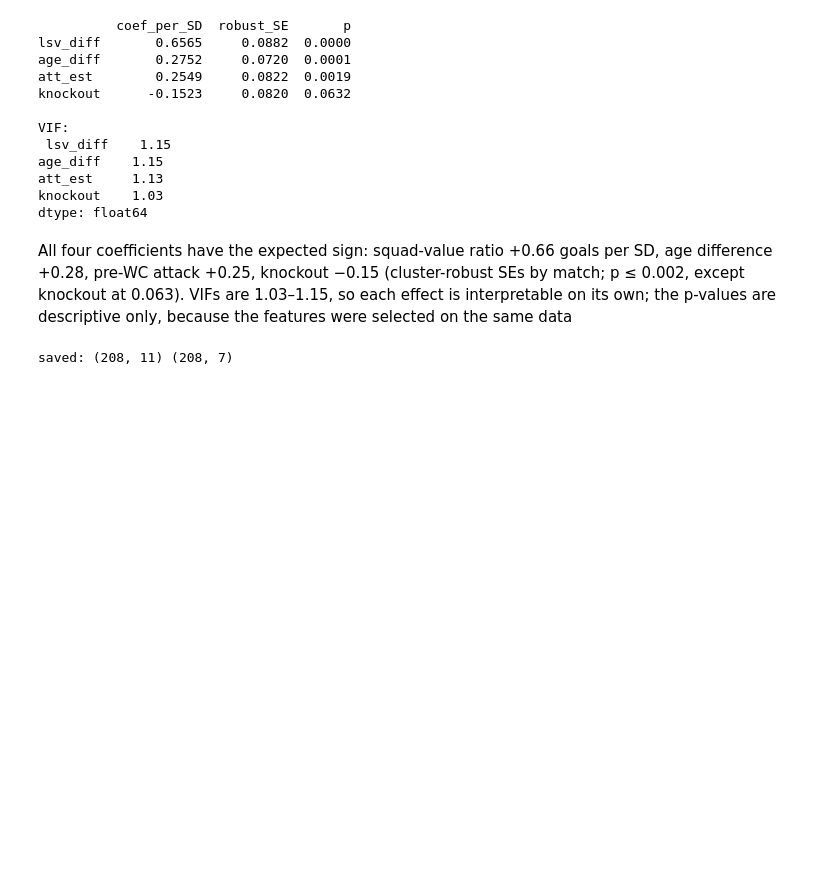
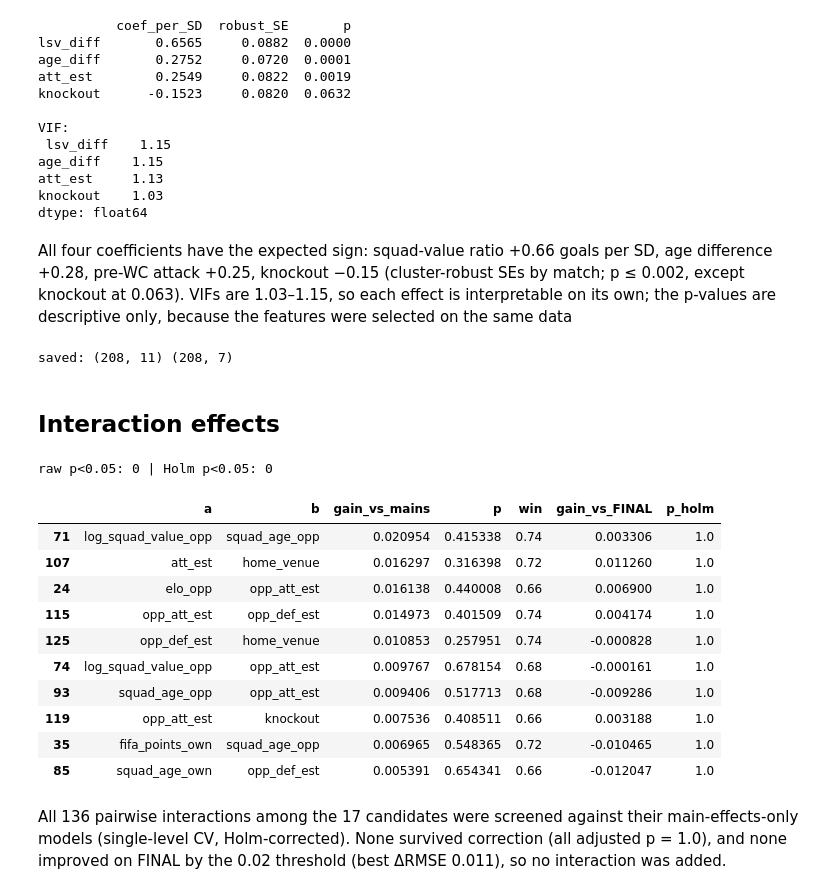
Before and after one commit to birat-timsina/HIT140_Group81, a Jupyter notebook: Assignment-3/Obj2.2/Obj2.2_model.ipynb, the cells around one changed output. Saved outputs shown, nothing was run; the diff lists cells and outputs as text; code cells hidden in the pictures; blank space fills up the shorter version.

```diff
--- a/Assignment-3/Obj2.2/Obj2.2_model.ipynb
+++ b/Assignment-3/Obj2.2/Obj2.2_model.ipynb
@@ -836,3 +836,49 @@ full[IDS + FINAL + [TARGET]].to_csv("obj2_2_model_4.csv", index=False)     # opt
 print("saved:", full[IDS + SEL8 + [TARGET]].shape, full[IDS + FINAL + [TARGET]].shape)
 # %% [output]
 saved: (208, 11) (208, 7)
+# %% [markdown]
+## Interaction effects
+# %%
+from itertools import combinations                      # all unordered pairs, no repeats
+from scipy import stats
+from statsmodels.stats.multitest import multipletests  # Holm correction for many tests
+
+assert len(FULL17) == 17                                # replace FULL17 with your 17-candidate list variable
+
+def nb(a, b, ratio=0.25):                               # Nadeau–Bengio corrected t; positive mean = b better
+    d = np.asarray(a) - np.asarray(b)
+    se = np.sqrt((1/len(d) + ratio) * d.var(ddof=1))    # ratio = val/train size per fold (5-fold → 1/4)
+    t = d.mean() / se
+    return d.mean(), 2 * stats.t.sf(abs(t), len(d) - 1), (d > 0).mean()
+
+X = train.copy()
+final_s = cv_scores(X, FINAL)
+rows = []
+for a, b in combinations(FULL17, 2):
+    col = f"{a}__x__{b}"
+    X[col] = X[a] * X[b]
+    mains = list(dict.fromkeys(FINAL + [a, b]))         # FINAL + both main effects, duplicates removed
+    s_int = cv_scores(X, mains + [col])
+    gain, p, win = nb(cv_scores(X, mains), s_int)
+    rows.append((a, b, gain, p, win, nb(final_s, s_int)[0]))
+    X.drop(columns=col, inplace=True)
+
+res = pd.DataFrame(rows, columns=["a", "b", "gain_vs_mains", "p", "win", "gain_vs_FINAL"])
+res["p_holm"] = multipletests(res["p"], method="holm")[1]
+print("raw p<0.05:", (res.p < .05).sum(), "| Holm p<0.05:", (res.p_holm < .05).sum())
+res.sort_values("gain_vs_mains", ascending=False).head(10)
+# %% [output]
+raw p<0.05: 0 | Holm p<0.05: 0
+|  | a | b | gain_vs_mains | p | win | gain_vs_FINAL | p_holm |
+| 71 | log_squad_value_opp | squad_age_opp | 0.020954 | 0.415338 | 0.74 | 0.003306 | 1.0 |
+| 107 | att_est | home_venue | 0.016297 | 0.316398 | 0.72 | 0.011260 | 1.0 |
+| 24 | elo_opp | opp_att_est | 0.016138 | 0.440008 | 0.66 | 0.006900 | 1.0 |
+| 115 | opp_att_est | opp_def_est | 0.014973 | 0.401509 | 0.74 | 0.004174 | 1.0 |
+| 125 | opp_def_est | home_venue | 0.010853 | 0.257951 | 0.74 | -0.000828 | 1.0 |
+| 74 | log_squad_value_opp | opp_att_est | 0.009767 | 0.678154 | 0.68 | -0.000161 | 1.0 |
+| 93 | squad_age_opp | opp_att_est | 0.009406 | 0.517713 | 0.68 | -0.009286 | 1.0 |
+| 119 | opp_att_est | knockout | 0.007536 | 0.408511 | 0.66 | 0.003188 | 1.0 |
+| 35 | fifa_points_own | squad_age_opp | 0.006965 | 0.548365 | 0.72 | -0.010465 | 1.0 |
+| 85 | squad_age_own | opp_def_est | 0.005391 | 0.654341 | 0.66 | -0.012047 | 1.0 |
+# %% [markdown]
+All 136 pairwise interactions among the 17 candidates were screened against their main-effects-only models (single-level CV, Holm-corrected). None survived correction (all adjusted p = 1.0), and none improved on FINAL by the 0.02 threshold (best ΔRMSE 0.011), so no interaction was added.
```
Also changed, not shown: parts of 30 cells of this notebook.
